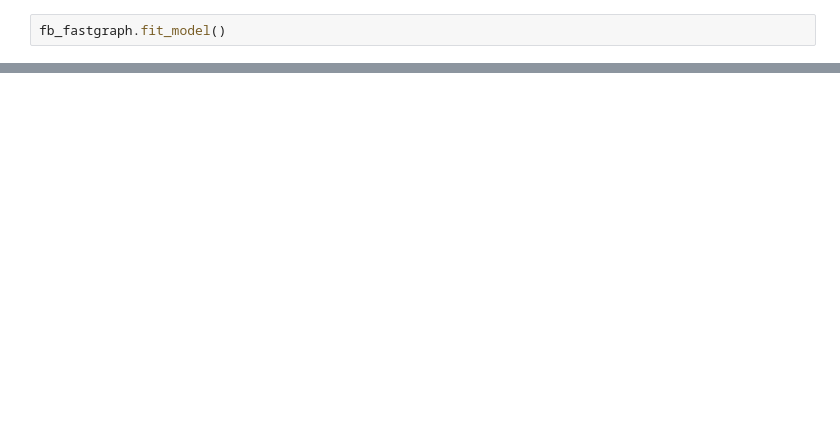
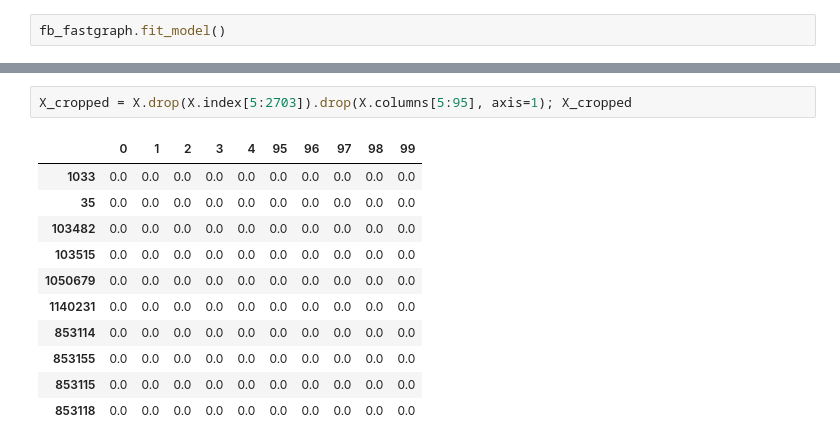
Before and after one commit to MaroonBlue/MLG_Project1, a Jupyter notebook: evaluation.ipynb, the cells around one changed output, grey strips where cells are left out. Drawn from its saved outputs; the diff is of its cells as text; blank space fills up the shorter version.

```diff
--- a/evaluation.ipynb
+++ b/evaluation.ipynb
@@ -86,0 +139,14 @@ KeyError: 'None'
+# %%
+X_cropped = X.drop(X.index[5:2703]).drop(X.columns[5:95], axis=1); X_cropped
+# %% [output]
+|  | 0 | 1 | 2 | 3 | 4 | 95 | 96 | 97 | 98 | 99 |
+| 1033 | 0.0 | 0.0 | 0.0 | 0.0 | 0.0 | 0.0 | 0.0 | 0.0 | 0.0 | 0.0 |
+| 35 | 0.0 | 0.0 | 0.0 | 0.0 | 0.0 | 0.0 | 0.0 | 0.0 | 0.0 | 0.0 |
+| 103482 | 0.0 | 0.0 | 0.0 | 0.0 | 0.0 | 0.0 | 0.0 | 0.0 | 0.0 | 0.0 |
+| 103515 | 0.0 | 0.0 | 0.0 | 0.0 | 0.0 | 0.0 | 0.0 | 0.0 | 0.0 | 0.0 |
+| 1050679 | 0.0 | 0.0 | 0.0 | 0.0 | 0.0 | 0.0 | 0.0 | 0.0 | 0.0 | 0.0 |
+| 1140231 | 0.0 | 0.0 | 0.0 | 0.0 | 0.0 | 0.0 | 0.0 | 0.0 | 0.0 | 0.0 |
+| 853114 | 0.0 | 0.0 | 0.0 | 0.0 | 0.0 | 0.0 | 0.0 | 0.0 | 0.0 | 0.0 |
+| 853155 | 0.0 | 0.0 | 0.0 | 0.0 | 0.0 | 0.0 | 0.0 | 0.0 | 0.0 | 0.0 |
+| 853115 | 0.0 | 0.0 | 0.0 | 0.0 | 0.0 | 0.0 | 0.0 | 0.0 | 0.0 | 0.0 |
+| 853118 | 0.0 | 0.0 | 0.0 | 0.0 | 0.0 | 0.0 | 0.0 | 0.0 | 0.0 | 0.0 |
```
Also changed, not shown: parts of 21 cells of this notebook.
